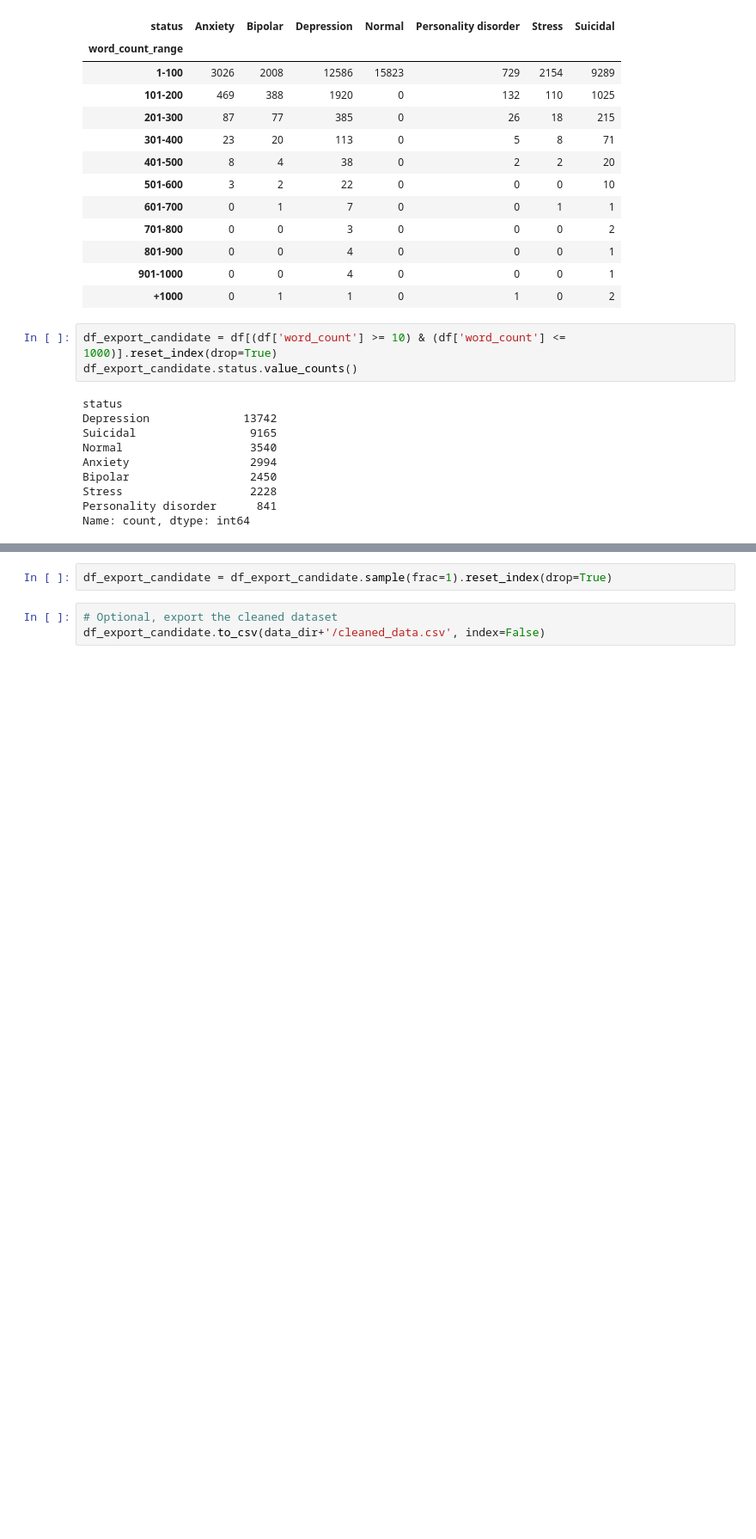
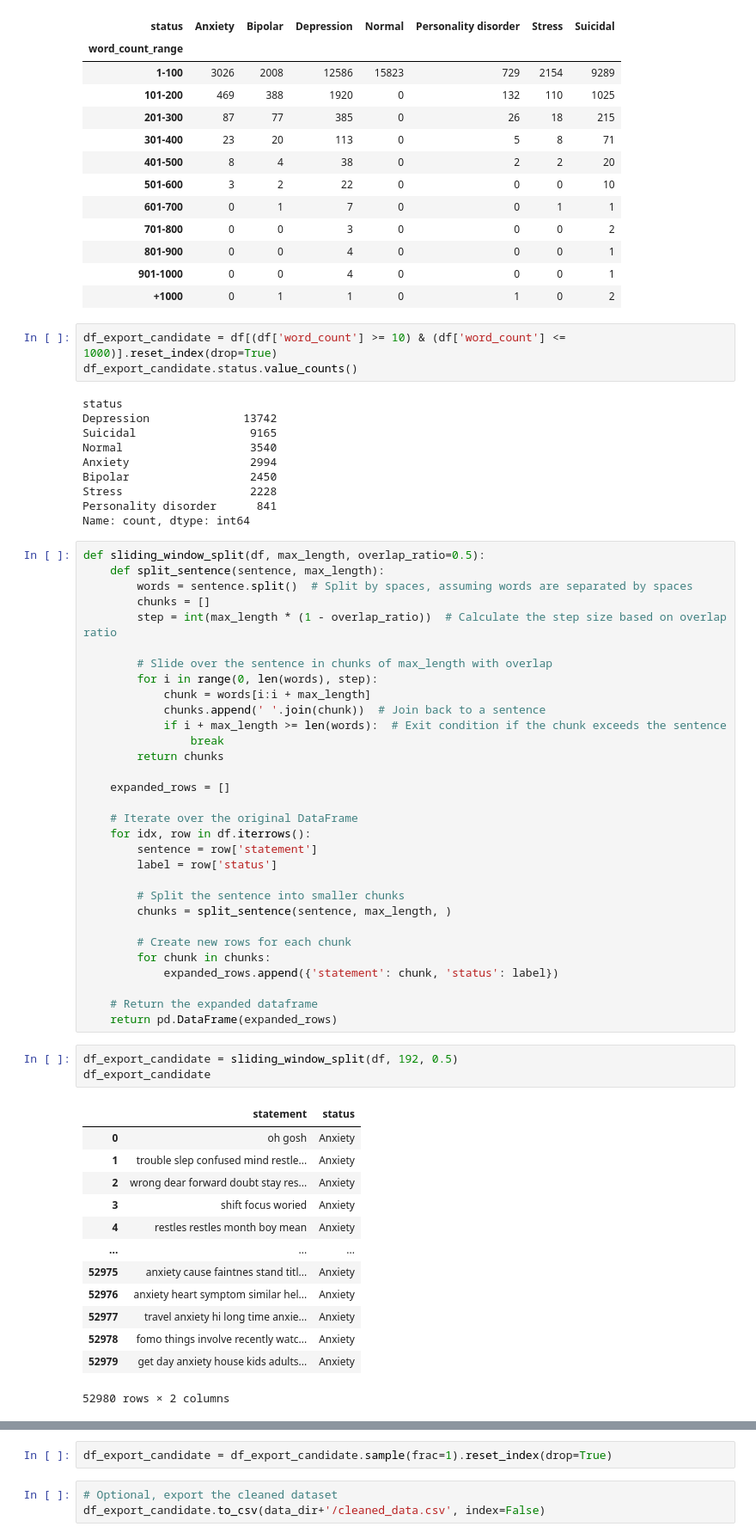
Before and after one commit to HealLink/ML-Model, a Jupyter notebook: notebooks_combined try model.ipynb, the cells around one changed output, grey strips where cells are left out. Shown: that part at 86% size. Cells and saved outputs as stored; diff of their text form; blank space fills up the shorter version.

```diff
--- a/notebooks_combined try model.ipynb
+++ b/notebooks_combined try model.ipynb
@@ -278,6 +287,54 @@ Bipolar                  2450
 Stress                   2228
 Personality disorder      841
 Name: count, dtype: int64
+# %%
+def sliding_window_split(df, max_length, overlap_ratio=0.5):
+    def split_sentence(sentence, max_length):
+        words = sentence.split()  # Split by spaces, assuming words are separated by spaces
+        chunks = []
+        step = int(max_length * (1 - overlap_ratio))  # Calculate the step size based on overlap ratio
+
+        # Slide over the sentence in chunks of max_length with overlap
+        for i in range(0, len(words), step):
+            chunk = words[i:i + max_length]
+            chunks.append(' '.join(chunk))  # Join back to a sentence
+            if i + max_length >= len(words):  # Exit condition if the chunk exceeds the sentence
+                break
+        return chunks
+
+    expanded_rows = []
+
+    # Iterate over the original DataFrame
+    for idx, row in df.iterrows():
+        sentence = row['statement']
+        label = row['status']
+
+        # Split the sentence into smaller chunks
+        chunks = split_sentence(sentence, max_length, )
+
+        # Create new rows for each chunk
+        for chunk in chunks:
+            expanded_rows.append({'statement': chunk, 'status': label})
+
+    # Return the expanded dataframe
+    return pd.DataFrame(expanded_rows)
+# %%
+df_export_candidate = sliding_window_split(df, 192, 0.5)
+df_export_candidate
+# %% [output]
+|  | statement | status |
+| 0 | oh gosh | Anxiety |
+| 1 | trouble slep confused mind restle... | Anxiety |
+| 2 | wrong dear forward doubt stay res... | Anxiety |
+| 3 | shift focus woried | Anxiety |
+| 4 | restles restles month boy mean | Anxiety |
+| ... | ... | ... |
+| 52975 | anxiety cause faintnes stand titl... | Anxiety |
+| 52976 | anxiety heart symptom similar hel... | Anxiety |
+| 52977 | travel anxiety hi long time anxie... | Anxiety |
+| 52978 | fomo things involve recently watc... | Anxiety |
+| 52979 | get day anxiety house kids adults... | Anxiety |
+52980 rows × 2 columns
 # %%
 # Count the number of examples for each label
 label_counts = df_export_candidate['status'].value_counts()
```
Also changed, not shown: parts of 22 cells of this notebook.
